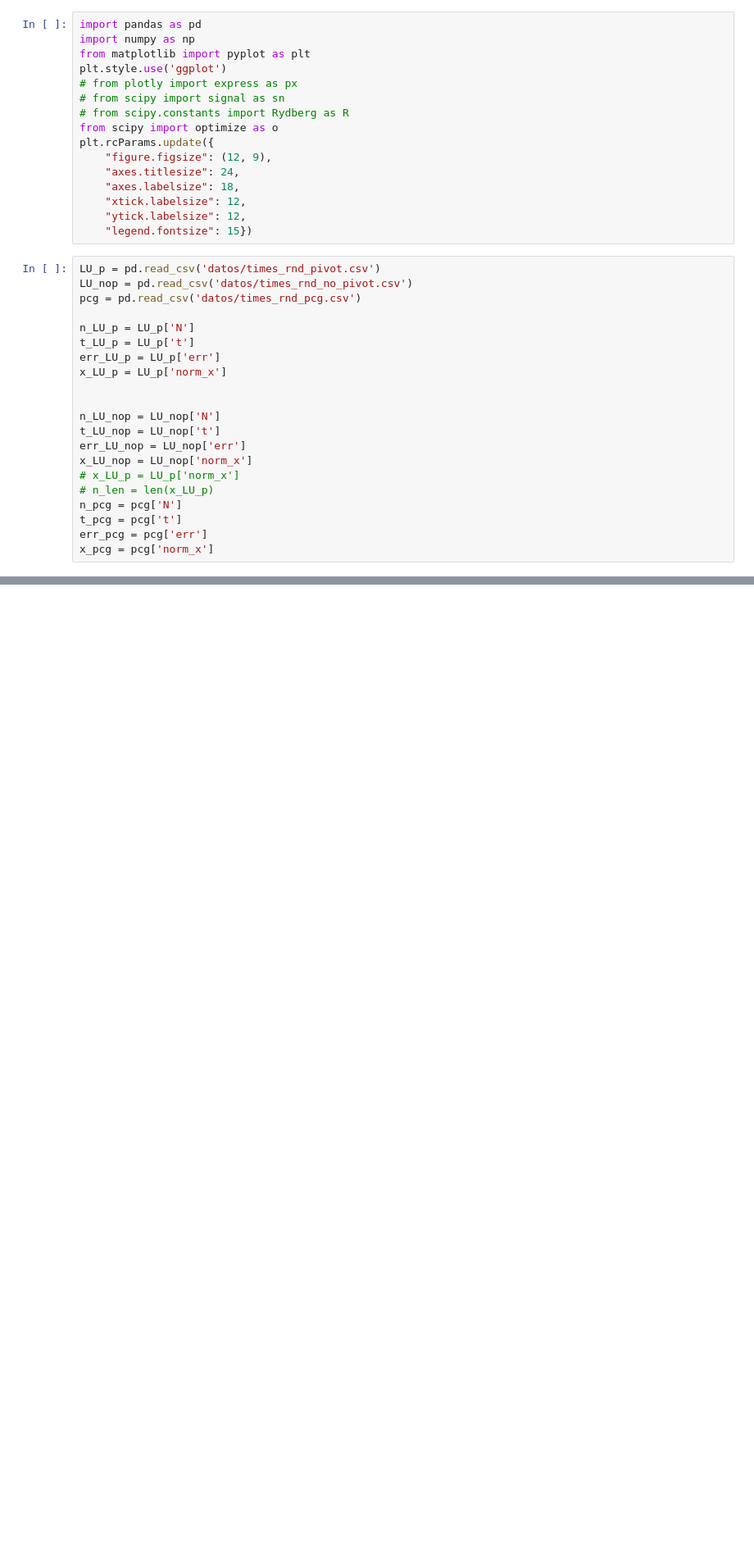
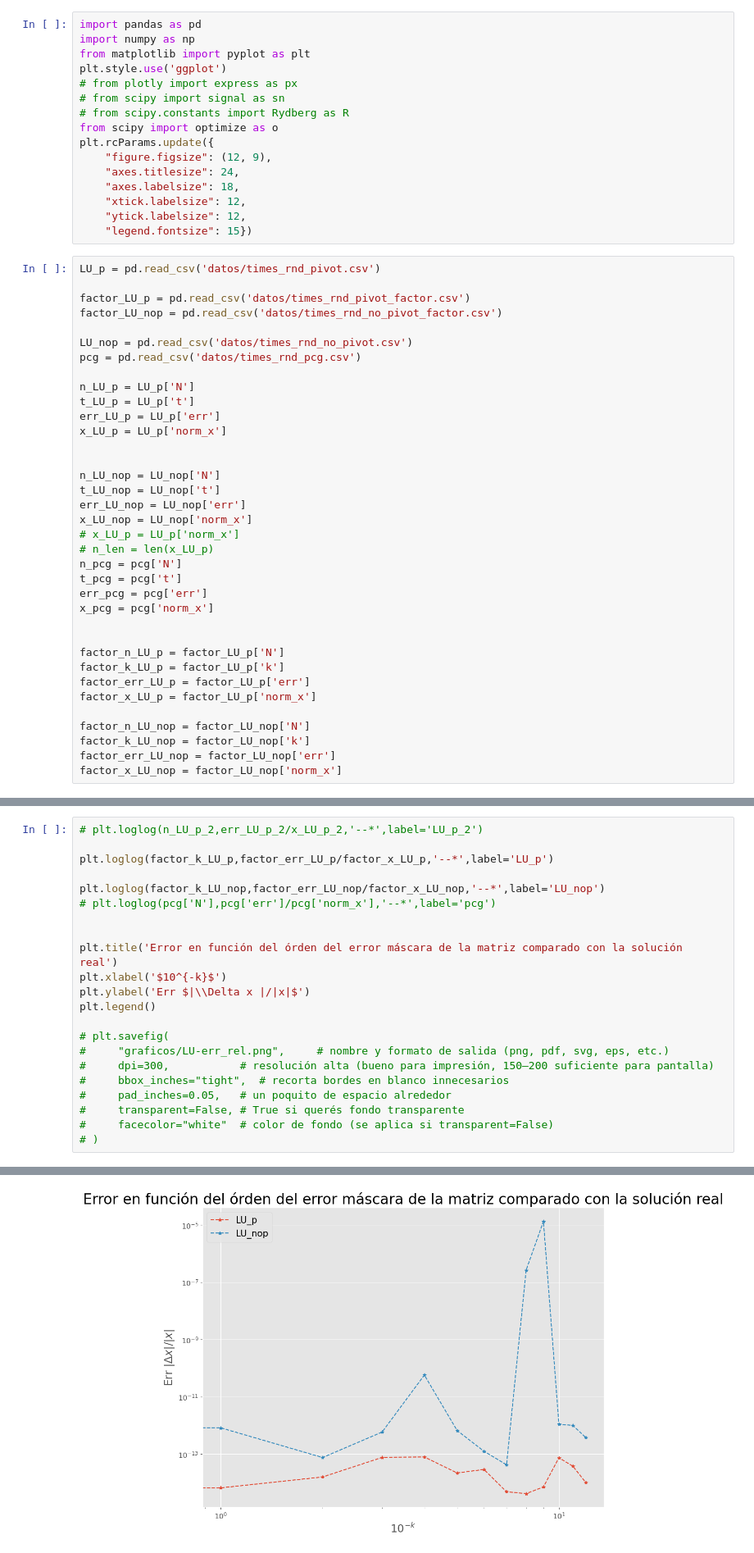
Before and after one commit to citricfruitsenjoyer/IB_TP_1_met_num_Lopez_Guinart, a Jupyter notebook: graficos_rnd.ipynb, the cells around one changed output, grey strips where cells are left out. Shown at 82% size. Cells and saved outputs as stored; diff of their text form; blank space fills up the shorter version.

```diff
--- a/graficos_rnd.ipynb
+++ b/graficos_rnd.ipynb
@@ -16,6 +16,10 @@ plt.rcParams.update({
     "legend.fontsize": 15})
 # %%
 LU_p = pd.read_csv('datos/times_rnd_pivot.csv')
+
+factor_LU_p = pd.read_csv('datos/times_rnd_pivot_factor.csv')
+factor_LU_nop = pd.read_csv('datos/times_rnd_no_pivot_factor.csv')
+
 LU_nop = pd.read_csv('datos/times_rnd_no_pivot.csv')
 pcg = pd.read_csv('datos/times_rnd_pcg.csv')
 
@@ -35,6 +39,17 @@ n_pcg = pcg['N']
 t_pcg = pcg['t']
 err_pcg = pcg['err']
 x_pcg = pcg['norm_x']
+
+
+factor_n_LU_p = factor_LU_p['N']
+factor_k_LU_p = factor_LU_p['k']
+factor_err_LU_p = factor_LU_p['err']
+factor_x_LU_p = factor_LU_p['norm_x']
+
+factor_n_LU_nop = factor_LU_nop['N']
+factor_k_LU_nop = factor_LU_nop['k']
+factor_err_LU_nop = factor_LU_nop['err']
+factor_x_LU_nop = factor_LU_nop['norm_x']
 # %%
 cut = 2
 p_LU_p = np.polyfit(np.log(n_LU_p[cut:]),np.log(t_LU_p[cut:]),1); print(p_LU_p, 'LU')
@@ -108,0 +131,23 @@ plt.savefig(
+# %%
+# plt.loglog(n_LU_p_2,err_LU_p_2/x_LU_p_2,'--*',label='LU_p_2')
+
+plt.loglog(factor_k_LU_p,factor_err_LU_p/factor_x_LU_p,'--*',label='LU_p')
+
+plt.loglog(factor_k_LU_nop,factor_err_LU_nop/factor_x_LU_nop,'--*',label='LU_nop')
+# plt.loglog(pcg['N'],pcg['err']/pcg['norm_x'],'--*',label='pcg')
+
+
+plt.title('Error en función del órden del error máscara de la matriz comparado con la solución real')
+plt.xlabel('$10^{-k}$')
+plt.ylabel('Err $|\\Delta x |/|x|$')
+plt.legend()
+
+# plt.savefig(
+#     "graficos/LU-err_rel.png",     # nombre y formato de salida (png, pdf, svg, eps, etc.)
+#     dpi=300,           # resolución alta (bueno para impresión, 150–200 suficiente para pantalla)
+#     bbox_inches="tight",  # recorta bordes en blanco innecesarios
+#     pad_inches=0.05,   # un poquito de espacio alrededor
+#     transparent=False, # True si querés fondo transparente
+#     facecolor="white"  # color de fondo (se aplica si transparent=False)
+# )
+# %% [output]
@@ -108,0 +155 @@ plt.savefig(
+[figure, added]
```
Also changed, not shown: parts of 5 cells of this notebook, 13 other files.
